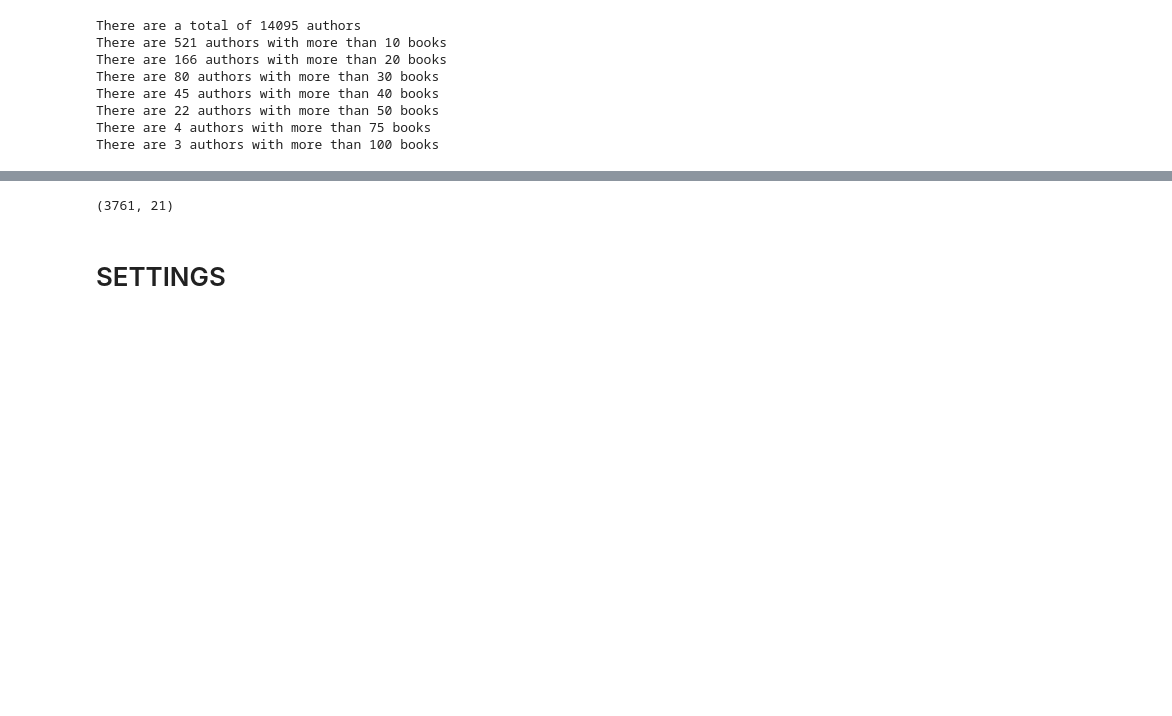
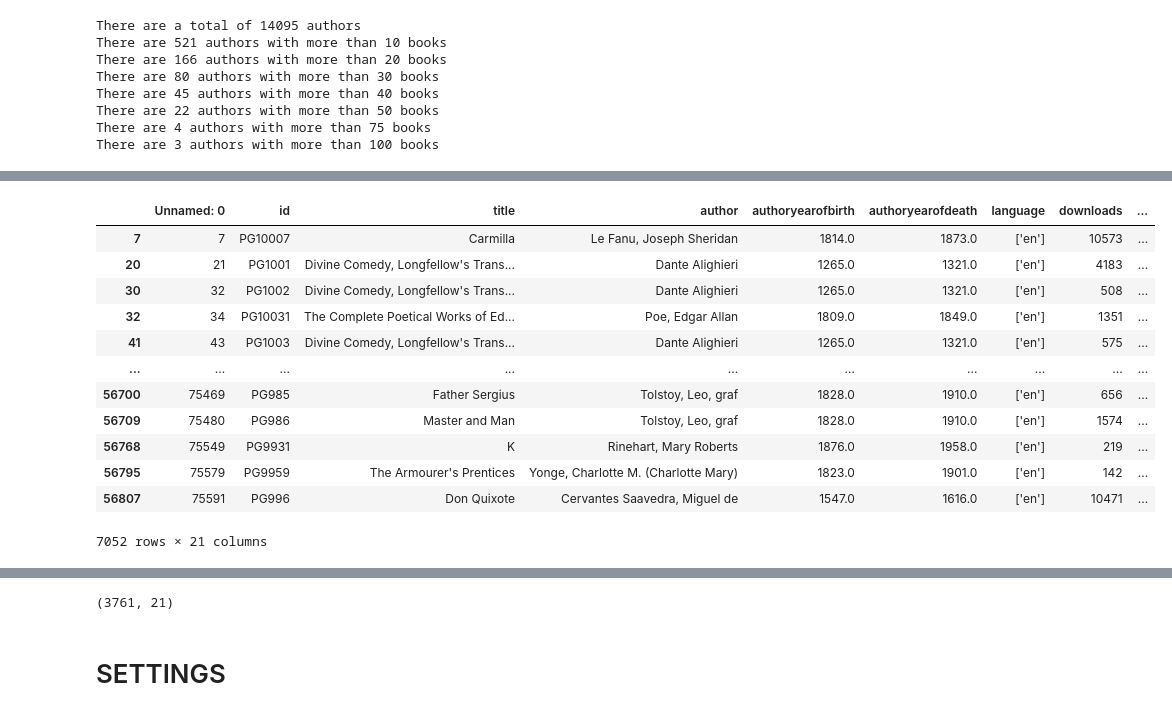
Before and after one commit to xHunterW/gutenberg_corpus_analysis, a Jupyter notebook: dataset_creator.ipynb, the cells around one changed output, grey strips where cells are left out. Cells and saved outputs as stored; diff of their text form; code cells hidden in the pictures; blank space fills up the shorter version.

```diff
--- a/dataset_creator.ipynb
+++ b/dataset_creator.ipynb
@@ -352,0 +433,6 @@ There are 3 authors with more than 100 books
+# %%
+# Drop the authors with less than 10000 words
+min_word = 50000
+authors_to_drop = author_stat_df.query('total_words < @min_word').index.unique()
+df = df[~df['author'].isin(authors_to_drop)]
+df.shape
@@ -380,0 +564,17 @@ df
+# %%
+df2, author_stat_df2 = drop_authors_with_fewer_than(df, author_stat_df, 1000000, 'total_words')
+df2
+# %% [output]
+|  | Unnamed: 0 | id | title | author | authoryearofbirth | authoryearofdeath | language | downloads | ... |
+| 7 | 7 | PG10007 | Carmilla | Le Fanu, Joseph Sheridan | 1814.0 | 1873.0 | ['en'] | 10573 | ... |
+| 20 | 21 | PG1001 | Divine Comedy, Longfellow's Trans... | Dante Alighieri | 1265.0 | 1321.0 | ['en'] | 4183 | ... |
+| 30 | 32 | PG1002 | Divine Comedy, Longfellow's Trans... | Dante Alighieri | 1265.0 | 1321.0 | ['en'] | 508 | ... |
+| 32 | 34 | PG10031 | The Complete Poetical Works of Ed... | Poe, Edgar Allan | 1809.0 | 1849.0 | ['en'] | 1351 | ... |
+| 41 | 43 | PG1003 | Divine Comedy, Longfellow's Trans... | Dante Alighieri | 1265.0 | 1321.0 | ['en'] | 575 | ... |
+| ... | ... | ... | ... | ... | ... | ... | ... | ... | ... |
+| 56700 | 75469 | PG985 | Father Sergius | Tolstoy, Leo, graf | 1828.0 | 1910.0 | ['en'] | 656 | ... |
+| 56709 | 75480 | PG986 | Master and Man | Tolstoy, Leo, graf | 1828.0 | 1910.0 | ['en'] | 1574 | ... |
+| 56768 | 75549 | PG9931 | K | Rinehart, Mary Roberts | 1876.0 | 1958.0 | ['en'] | 219 | ... |
+| 56795 | 75579 | PG9959 | The Armourer's Prentices | Yonge, Charlotte M. (Charlotte Mary) | 1823.0 | 1901.0 | ['en'] | 142 | ... |
+| 56807 | 75591 | PG996 | Don Quixote | Cervantes Saavedra, Miguel de | 1547.0 | 1616.0 | ['en'] | 10471 | ... |
+7052 rows × 21 columns
```
Also changed, not shown: parts of 19 cells of this notebook.
